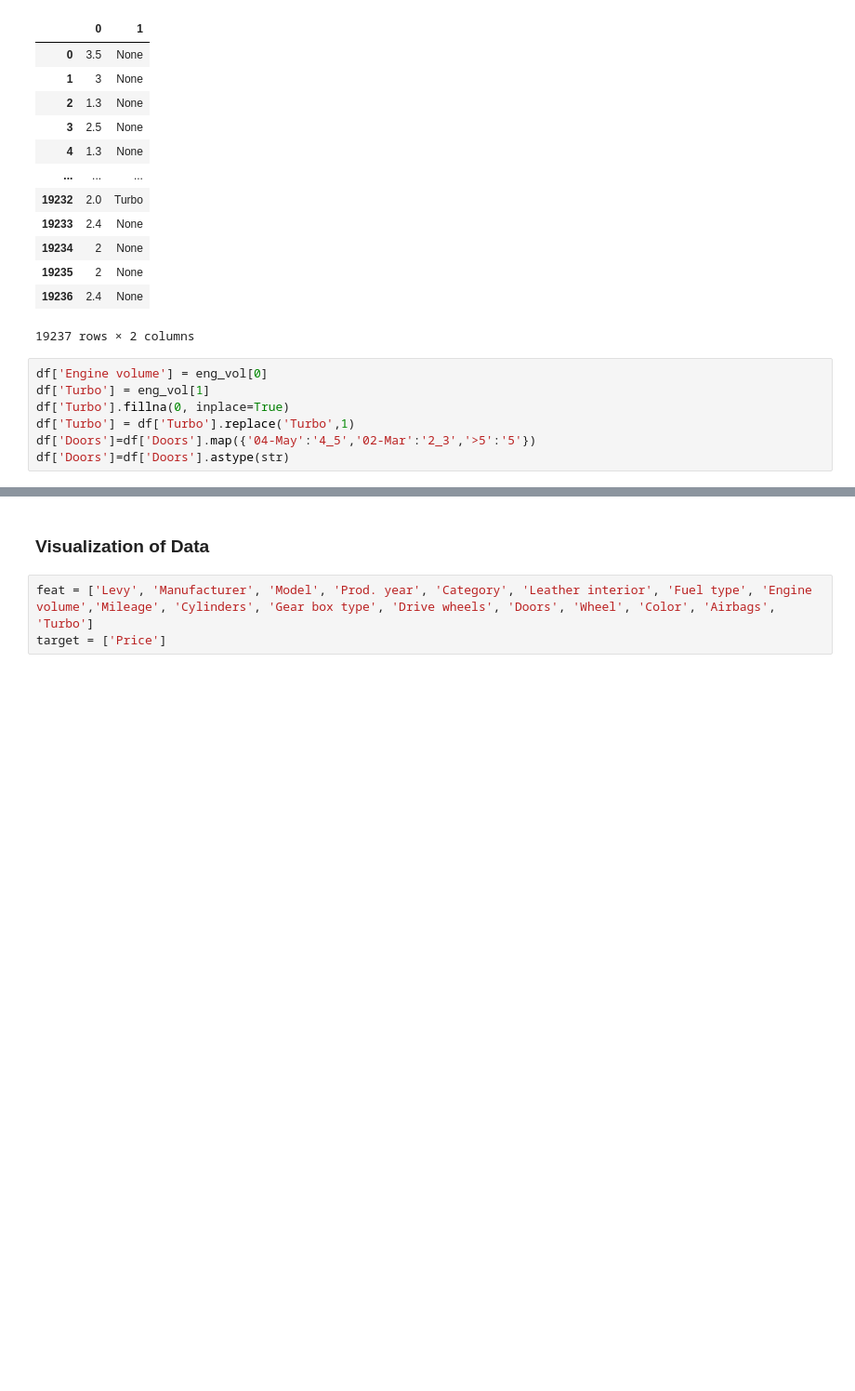
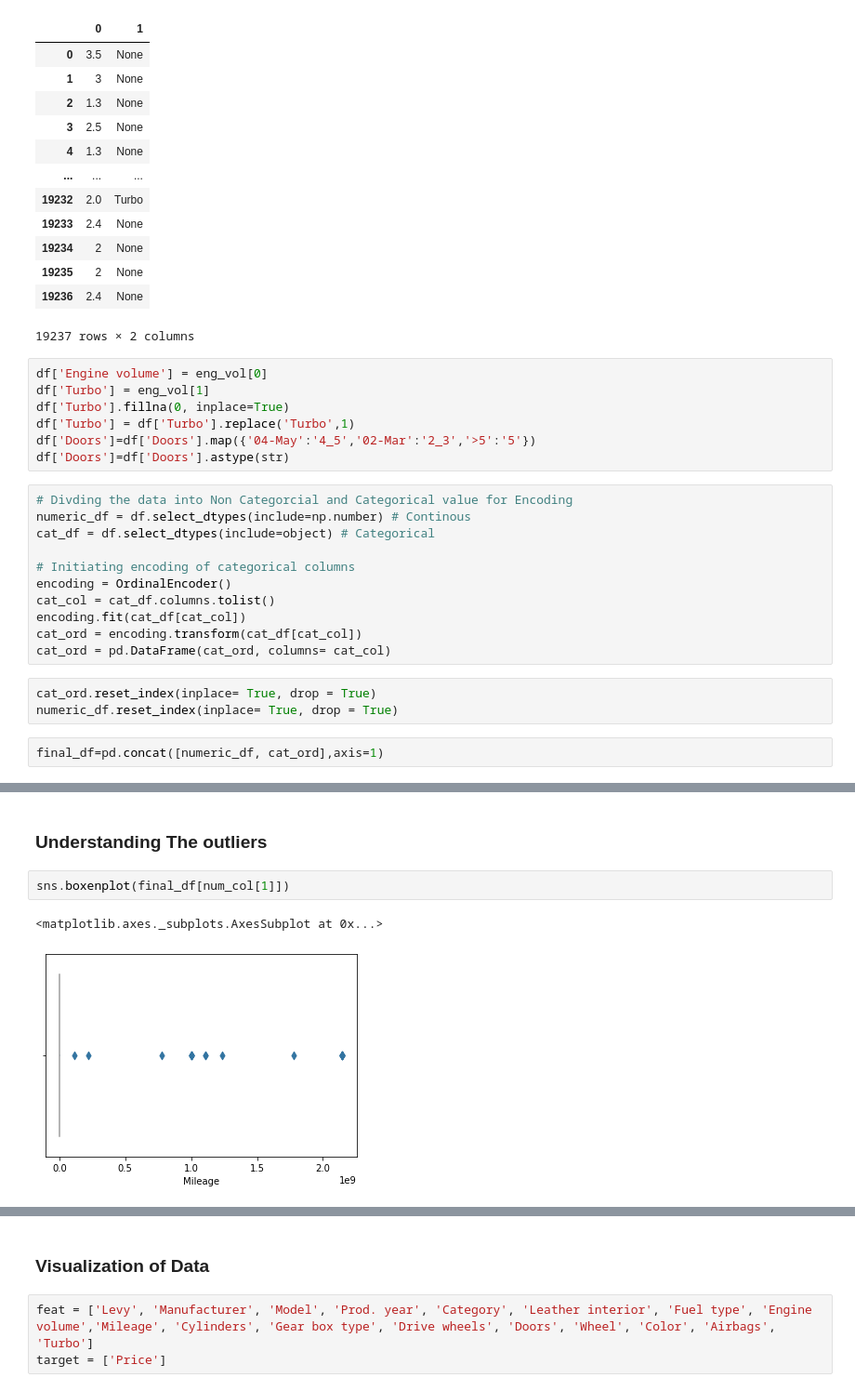
Before and after one commit to princyiakov/car_price_prediction, a Jupyter notebook: Car_Price_Prediction.ipynb, the cells around one changed output, grey strips where cells are left out. Shown at 93% size. Saved outputs shown, nothing was run; the diff lists cells and outputs as text; blank space fills up the shorter version.

```diff
--- a/Car_Price_Prediction.ipynb
+++ b/Car_Price_Prediction.ipynb
@@ -185,3 +227,19 @@ df['Turbo'].fillna(0, inplace=True)
 df['Turbo'] = df['Turbo'].replace('Turbo',1)
 df['Doors']=df['Doors'].map({'04-May':'4_5','02-Mar':'2_3','>5':'5'})
 df['Doors']=df['Doors'].astype(str)
+# %%
+# Divding the data into Non Categorcial and Categorical value for Encoding
+numeric_df = df.select_dtypes(include=np.number) # Continous
+cat_df = df.select_dtypes(include=object) # Categorical
+
+# Initiating encoding of categorical columns
+encoding = OrdinalEncoder()
+cat_col = cat_df.columns.tolist()
+encoding.fit(cat_df[cat_col])
+cat_ord = encoding.transform(cat_df[cat_col])
+cat_ord = pd.DataFrame(cat_ord, columns= cat_col)
+# %%
+cat_ord.reset_index(inplace= True, drop = True)
+numeric_df.reset_index(inplace= True, drop = True)
+# %%
+final_df=pd.concat([numeric_df, cat_ord],axis=1)
@@ -187,0 +269,7 @@ df['Doors']=df['Doors'].astype(str)
+# %% [markdown]
+### Understanding The outliers
+# %%
+sns.boxenplot(final_df[num_col[1]])
+# %% [output]
+<matplotlib.axes._subplots.AxesSubplot at 0x...>
+[figure, added]
```
Also changed, not shown: parts of 21 cells of this notebook.
